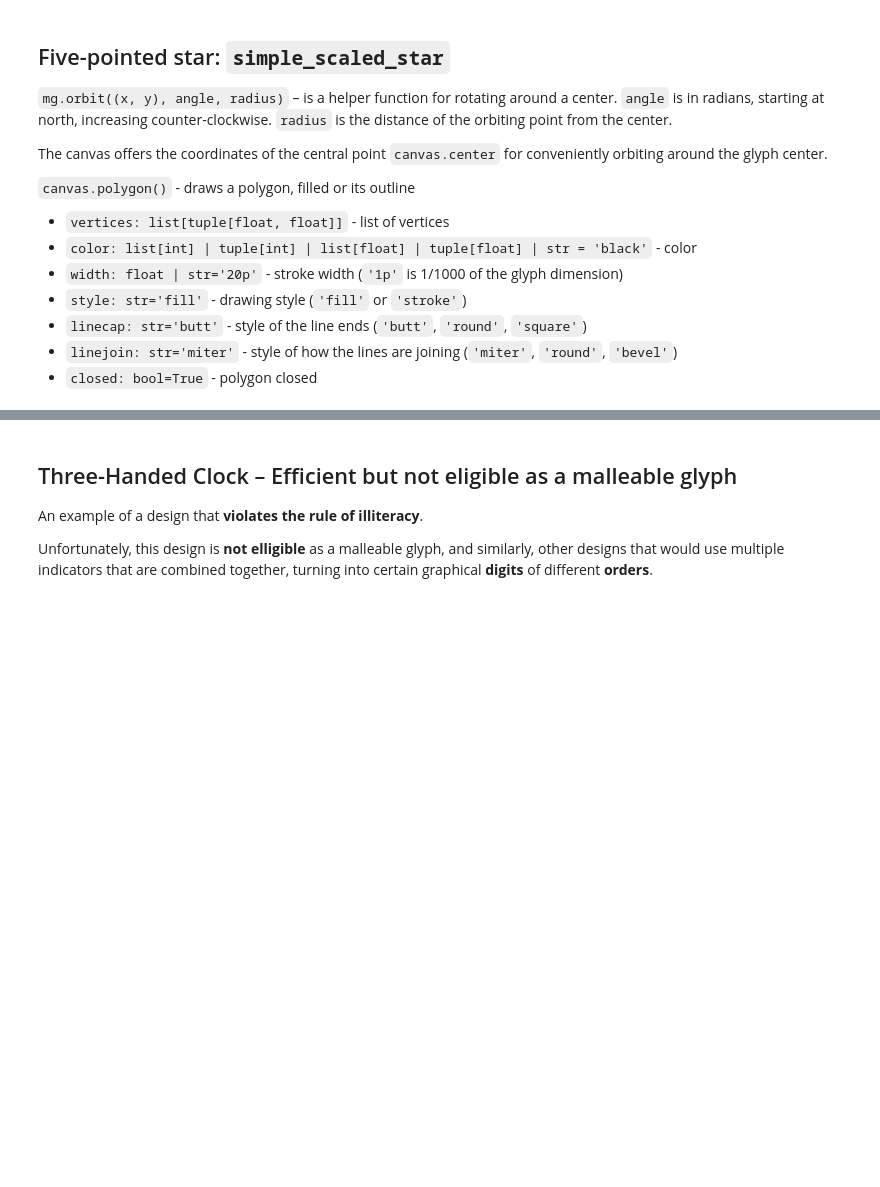
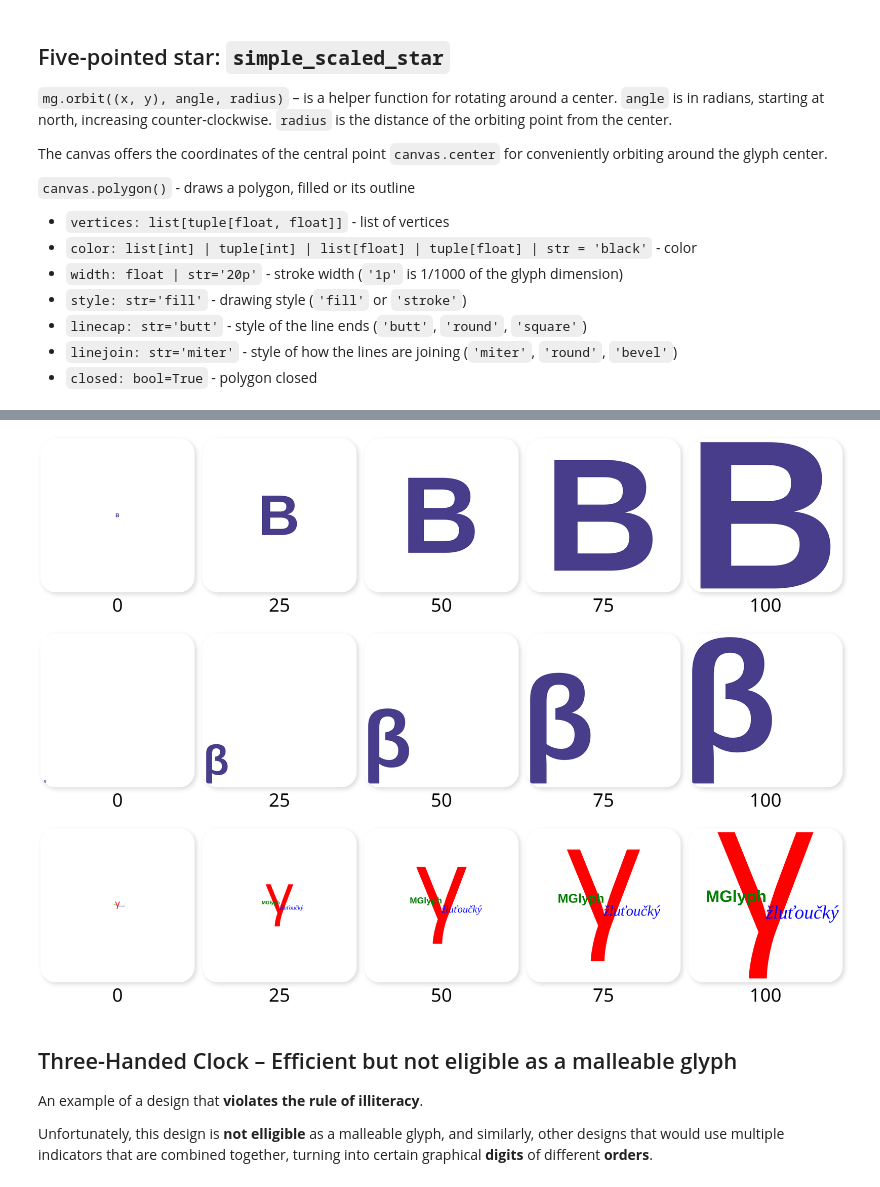
Before and after one commit to adamherout/mglyph, a Jupyter notebook: tutorials/mglyph tutorial.ipynb, the cells around one changed output, grey strips where cells are left out. Drawn from its saved outputs; the diff is of its cells as text; code cells hidden in the pictures; blank space fills up the shorter version.

Commit message:
Text changes and text tutorial

```diff
--- a/tutorials/mglyph tutorial.ipynb
+++ b/tutorials/mglyph tutorial.ipynb
@@ -241,11 +256,23 @@ HTML(mg.show_video(simple_scaled_star, duration=1.0, reflect=True, scale=2, valu
 # %%
+import mglyph as mg
 def simple_scaled_letter(x: float, canvas: mg.Canvas) -> None:
-    canvas.text('B', (0,0), mg.lerp(x, 0.05, 2.7),
-                'Arial', anchor='center', color='darkslateblue', font_weight='bold', font_slant='upright')
+    canvas.text('B', (0,0), 'Arial', mg.lerp(x, 0.05, 2.0),
+                anchor='center', color='darkslateblue', font_weight='bold', font_slant='upright')
 
 def scaled_letter_left_bottom(x: float, canvas: mg.Canvas) -> None:
-    canvas.text('β', (-1,1), mg.lerp(x, 0.05, 2.7),
-                'Arial', anchor='bl', color='darkslateblue', font_weight='bold', font_slant='upright')
+    canvas.text('β', (-1,1), 'Arial', mg.lerp(x, 0.05, 2.0),
+                anchor='bl', color='darkslateblue', font_weight='bold', font_slant='upright')
+
+def multi_text(x: float, canvas: mg.Canvas) -> None:
+    canvas.text('γ', (0,0), 'Times New', height=mg.lerp(x, 0.1, 2.0),
+                anchor='center', color='red', font_weight='normal', font_slant='upright')
+    canvas.text('MGlyph', (0,0), 'Arial', size=mg.lerp(x, 0.05, 0.8),
+                anchor='br', color='green', font_weight='bold', font_slant='upright')
+    canvas.text('žluťoučký', (0,0), 'Times New Roman', width=mg.lerp(x, 0.1, 1.0),
+                anchor='tl', color='blue', font_weight='normal', font_slant='italic')
+
 
 mg.show(simple_scaled_letter, x=[0, 25, 50, 75, 100], scale=10)
 mg.show(scaled_letter_left_bottom, x=[0, 25, 50, 75, 100], scale=10)
+mg.show(multi_text, x=[0, 25, 50, 75, 100], scale=10)
+# %% [output]
@@ -252,3 +280,6 @@ mg.show(scaled_letter_left_bottom, x=[0, 25, 50, 75, 100], scale=10)
+[figure, added]
+[figure, added]
+[figure, added]
 # %% [markdown]
 ## Three-Handed Clock – Efficient but not eligible as a malleable glyph
 
```
Also changed, not shown: parts of 4 cells of this notebook, 1 other file.
